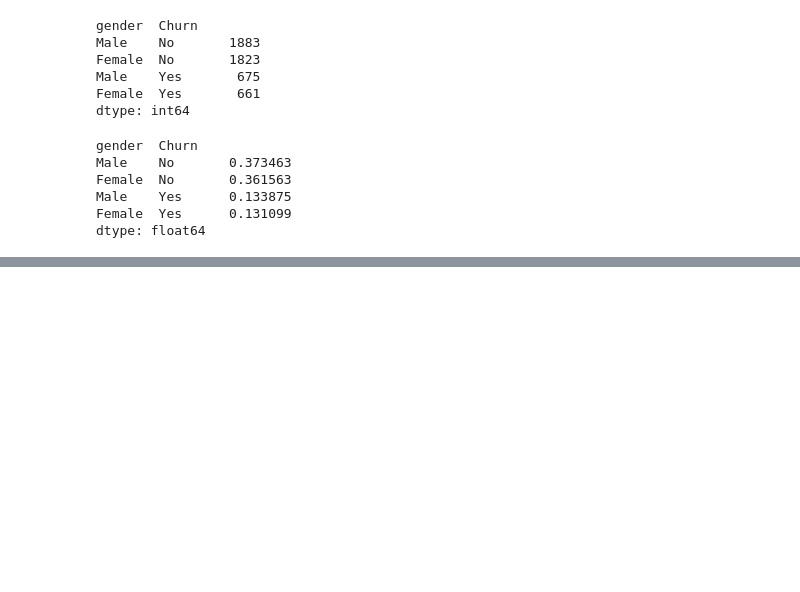
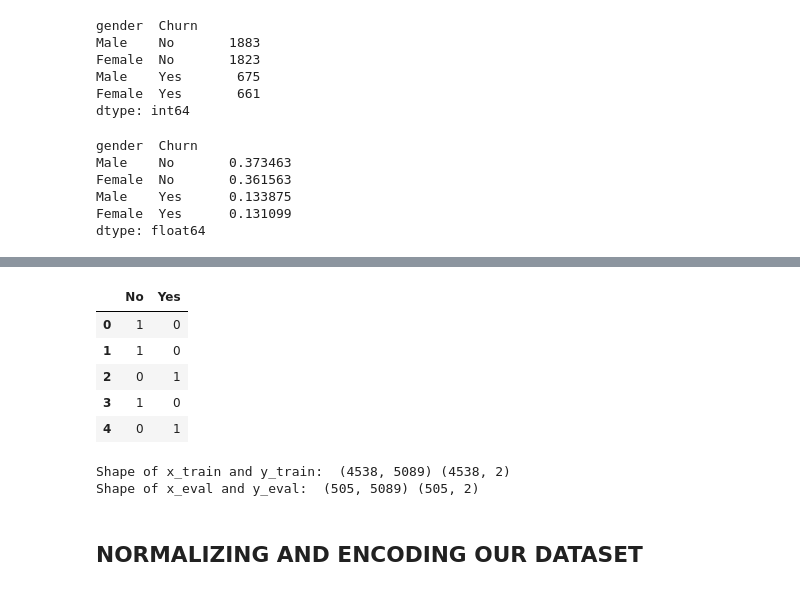
Before and after one commit to Christian-Iyke/Customer_Churn_Classification_Project, a Jupyter notebook: CUSTOMER_CHURN_PROJECT.ipynb, the cells around one changed output, grey strips where cells are left out. Cells and saved outputs as stored; diff of their text form; code cells hidden in the pictures; blank space fills up the shorter version.

```diff
--- a/CUSTOMER_CHURN_PROJECT.ipynb
+++ b/CUSTOMER_CHURN_PROJECT.ipynb
@@ -609,0 +740,22 @@ plt.show()
+# %%
+y.head()
+# %% [output]
+|  | No | Yes |
+| 0 | 1 | 0 |
+| 1 | 1 | 0 |
+| 2 | 0 | 1 |
+| 3 | 1 | 0 |
+| 4 | 0 | 1 |
+# %%
+# APPLYING TRAIN_TEST
+
+x_train,x_eval,y_train,y_eval = train_test_split(x,y,test_size=0.10,random_state=11)
+
+print('Shape of x_train and y_train: ',x_train.shape, y_train.shape)
+
+print('Shape of x_eval and y_eval: ',x_eval.shape, y_eval.shape)
+# %% [output]
+Shape of x_train and y_train:  (4538, 5089) (4538, 2)
+Shape of x_eval and y_eval:  (505, 5089) (505, 2)
+# %% [markdown]
+## NORMALIZING AND ENCODING OUR DATASET
```
Also changed, not shown: parts of 79 cells of this notebook.
